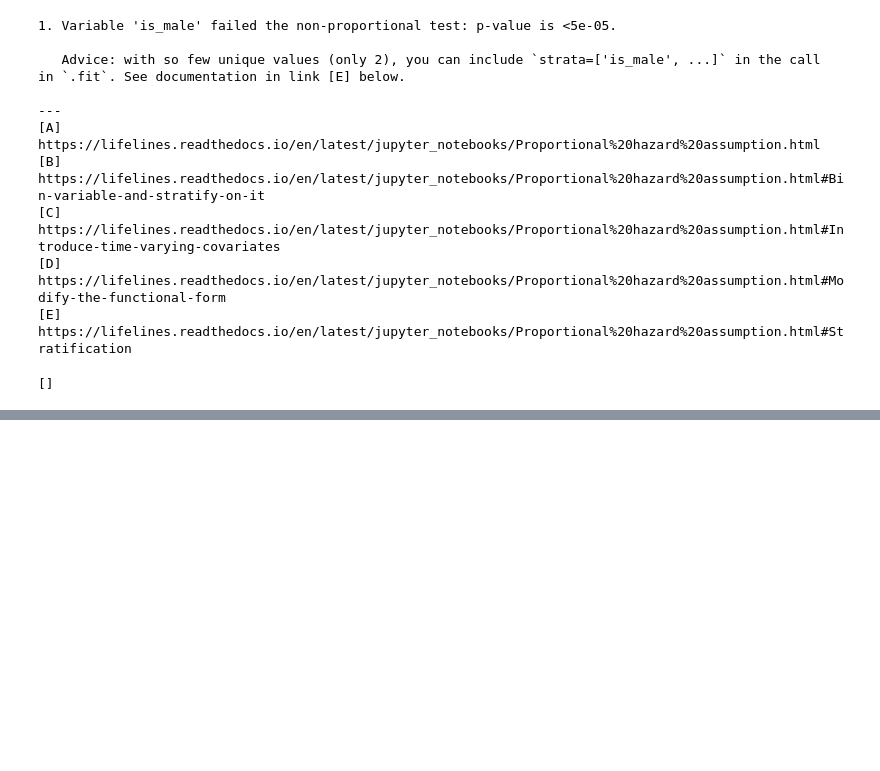
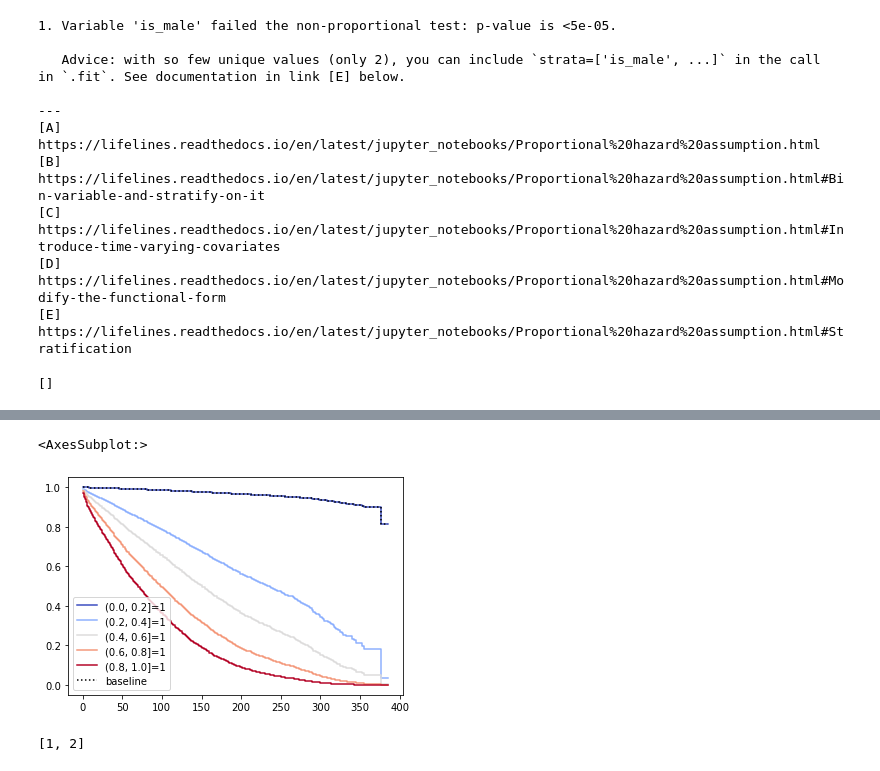
Before and after one commit to mygithth27/af-risk-prediction-by-ecg-dnn, a Jupyter notebook: survival_model.ipynb, the cells around one changed output, grey strips where cells are left out. Cells and saved outputs as stored; diff of their text form; code cells hidden in the pictures; blank space fills up the shorter version.

Commit message:
added dummy coding option and more

```diff
--- a/survival_model.ipynb
+++ b/survival_model.ipynb
@@ -554,0 +574,3 @@ values = np.sort(sa_df3['prob3_strata'].unique())
+# %%
+dc_df = sa_df.copy()
+dc_df.head(5)
@@ -554,0 +585,8 @@ values = np.sort(sa_df3['prob3_strata'].unique())
+# %%
+# Make columns of bins for probabilities and ages
+bins = pd.IntervalIndex.from_tuples([(0, 0.2), (0.2, 0.4), (0.4, 0.6), (0.6, 0.8), (0.8, 1)])
+dc_df['prob3_bins'] = pd.cut(dc_df['class3_prob'], bins, precision=5)
+dc_df['age_bins'] = pd.cut(dc_df['age'], np.arange(15, 106, 10)).cat.codes
+#dummies_prob3 = pd.get_dummies(dc_df["prob3_bins"], prefix = 'quantile')
+dummies_prob3 = pd.get_dummies(dc_df["prob3_bins"])
+#dc_df.head()
@@ -554,0 +612,4 @@ values = np.sort(sa_df3['prob3_strata'].unique())
+# %%
+dc_df = pd.concat([dc_df, dummies_prob3], axis = 1)
+dc_df = dc_df.drop(['class3_prob', 'age', 'prob3_bins'], axis = 1)
+dc_df.head()
@@ -554,0 +624,5 @@ values = np.sort(sa_df3['prob3_strata'].unique())
+# %%
+# Training the model with dummy coded covarietes
+
+cph_dc = CoxPHFitter(penalizer=0.1)
+cph_dc.fit(dc_df, duration_col='weeks', event_col='AF_event', step_size=0.20)
@@ -554,0 +707,7 @@ values = np.sort(sa_df3['prob3_strata'].unique())
+# %%
+covariates= [dc_df.columns[4], dc_df.columns[5], dc_df.columns[6], dc_df.columns[7], dc_df.columns[8]]
+#cph_dc.plot_partial_effects_on_outcome(covariates=covariates, values=np.eye(5))
+cph_dc.plot_partial_effects_on_outcome(covariates=covariates, values=np.eye(5), cmap='coolwarm')
+# %% [output]
+<AxesSubplot:>
+[figure, added]
@@ -557,2 +718,7 @@ values = np.sort(sa_df3['prob3_strata'].unique())
 # %%
 #pd.cut(sa_df2['class3_prob'], bins, precision=5)
+# %%
+times=list(np.arange(1,3))
+times
+# %% [output]
+[1, 2]
```
Also changed, not shown: parts of 14 cells of this notebook.
